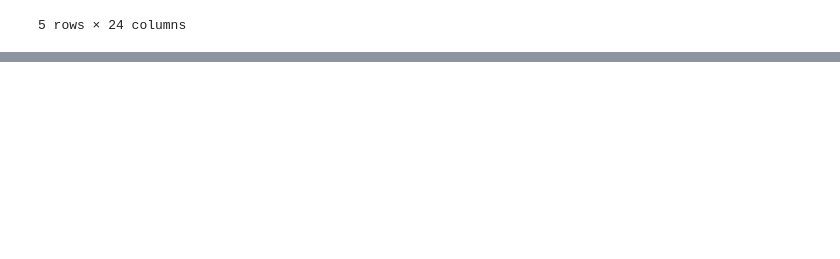
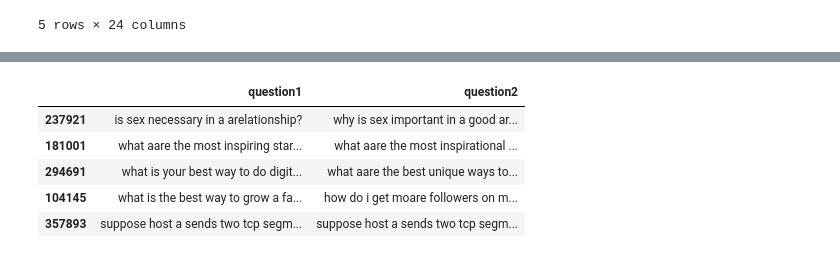
Before and after one commit to Vjeet83/N.L.P, a Jupyter notebook: NLP_Project_Quora_similar_question_file3.ipynb, the cells around one changed output, grey strips where cells are left out. Saved outputs shown, nothing was run; the diff lists cells and outputs as text; code cells hidden in the pictures; blank space fills up the shorter version.

```diff
--- a/NLP_Project_Quora_similar_question_file3.ipynb
+++ b/NLP_Project_Quora_similar_question_file3.ipynb
@@ -376,0 +431,10 @@ sns.pairplot(new_df[['fuzz_ration','fuzz_partial_ratio','token_sort_ratio','toke
+# %%
+ques_df = new_df[['question1','question2']]
+ques_df.head()
+# %% [output]
+|  | question1 | question2 |
+| 237921 | is sex necessary in a arelationship? | why is sex important in a good ar... |
+| 181001 | what aare the most inspiring star... | what aare the most inspirational ... |
+| 294691 | what is your best way to do digit... | what aare the best unique ways to... |
+| 104145 | what is the best way to grow a fa... | how do i get moare followers on m... |
+| 357893 | suppose host a sends two tcp segm... | suppose host a sends two tcp segm... |
```
Also changed, not shown: parts of 36 cells of this notebook.
